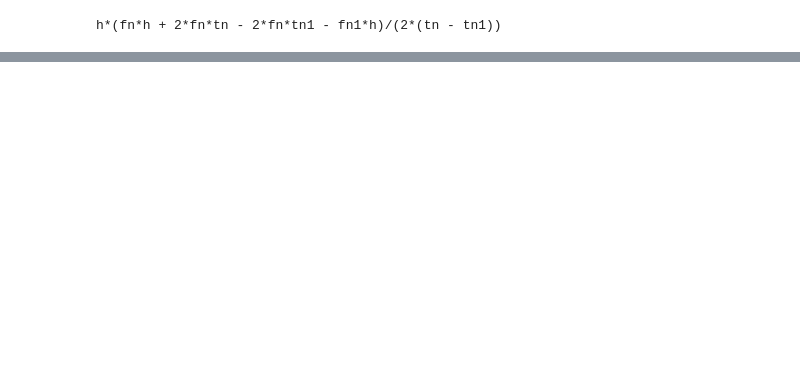
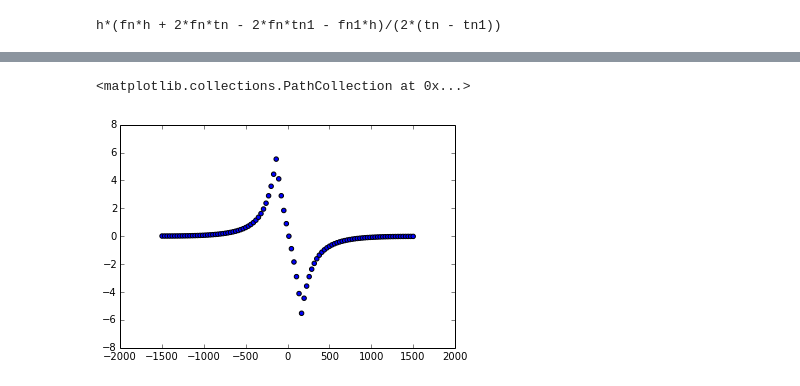
Before and after one commit to deolaya1318/MC, a Jupyter notebook: Tareas/HW6/HW6.ipynb, the cells around one changed output, grey strips where cells are left out. Drawn from its saved outputs; the diff is of its cells as text; code cells hidden in the pictures; blank space fills up the shorter version.

```diff
--- a/Tareas/HW6/HW6.ipynb
+++ b/Tareas/HW6/HW6.ipynb
@@ -65,0 +67,7 @@ plt.plot(zcoords,pot[Ncubo/2,Ncubo/2,:])
+# %%
+field = -np.diff(pot,1,axis=-1)
+zcoords2 = np.linspace(zminpot,zmaxpot,Ncubo-1)
+plt.scatter(zcoords2,field[(Ncubo-1)/2,(Ncubo-1)/2,:])
+# %% [output]
+<matplotlib.collections.PathCollection at 0x...>
+[figure, added]
```
Also changed, not shown: parts of 3 cells of this notebook.
